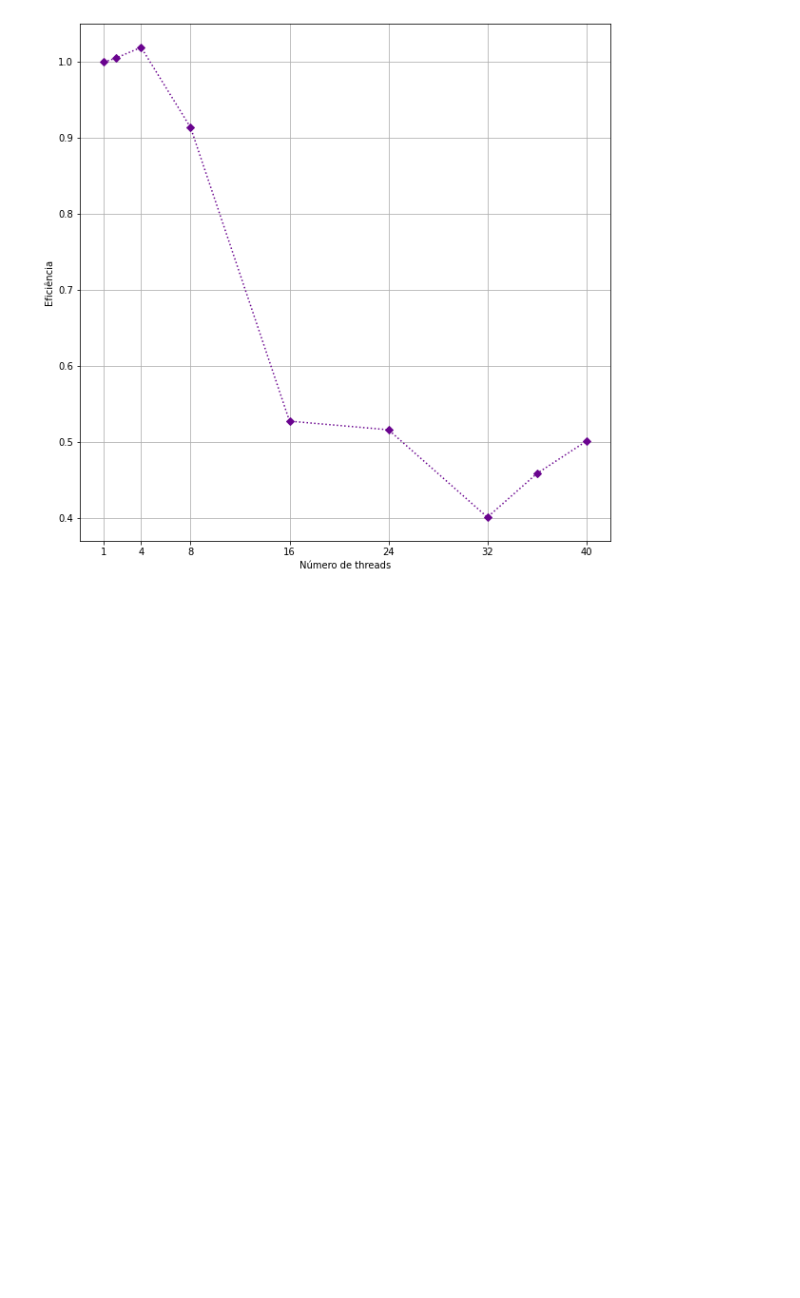
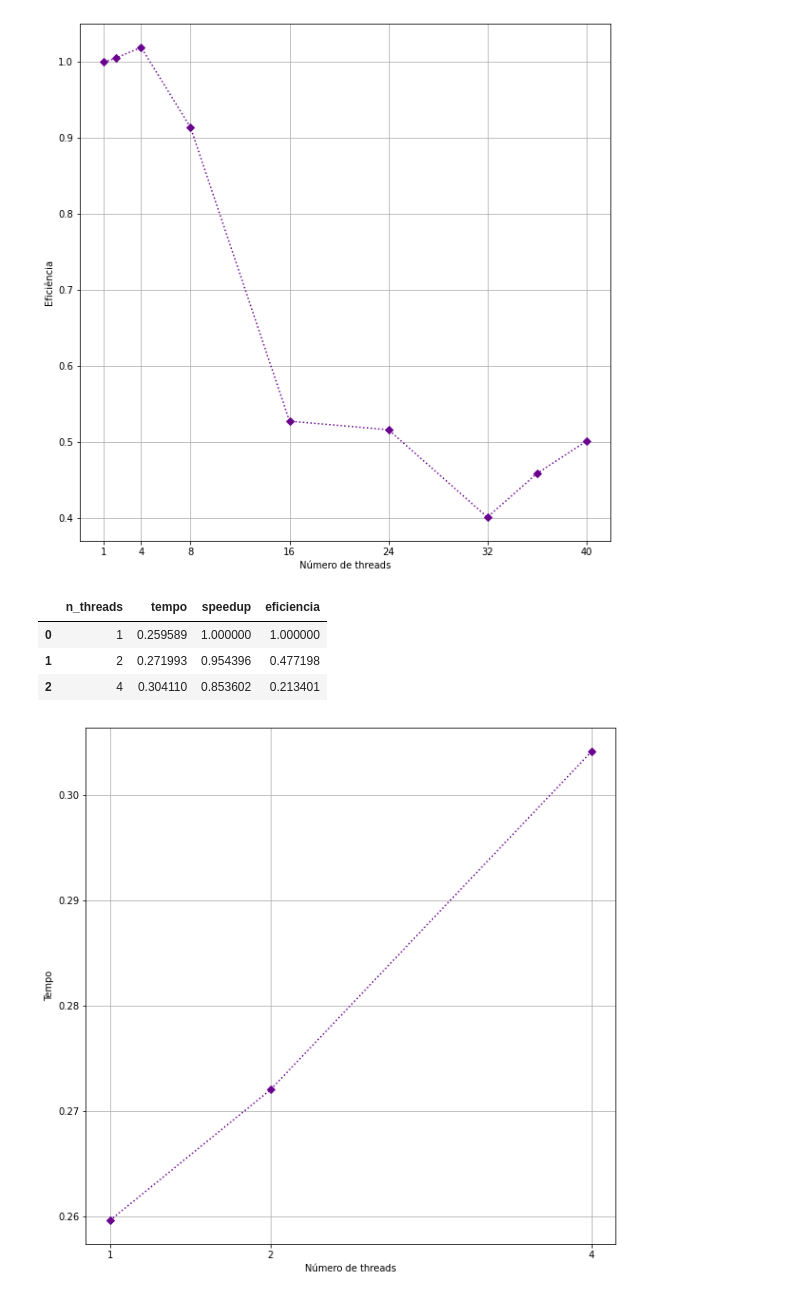
Before and after one commit to IvanCalvo/ppd, a Jupyter notebook: graficos.ipynb, the cells around one changed output. Drawn from its saved outputs; the diff is of its cells as text; code cells hidden in the pictures; blank space fills up the shorter version.

Commit message:
plots

```diff
--- a/graficos.ipynb
+++ b/graficos.ipynb
@@ -53,3 +53,21 @@ ax.set_ylabel('Eficiência')
 plt.show()
 # %% [output]
 [figure]
+# %%
+data_ep4 = pd.read_csv('ep4_dados.csv')
+data_ep4['speedup'] = (data_ep4['tempo'][0]/data_ep4['tempo'])
+data_ep4['eficiencia'] = (data_ep4['speedup']/data_ep4['n_threads'])
+data_ep4
+# %% [output]
+|  | n_threads | tempo | speedup | eficiencia |
+| 0 | 1 | 0.259589 | 1.000000 | 1.000000 |
+| 1 | 2 | 0.271993 | 0.954396 | 0.477198 |
+| 2 | 4 | 0.304110 | 0.853602 | 0.213401 |
+# %%
+ax = data_ep4.plot(x='n_threads', y='tempo', color='#6a048f', linestyle=':', marker='D', figsize=(10,10), grid=True, legend=False)
+ax.set_xticks([1,2,4])
+ax.set_xlabel('Número de threads')
+ax.set_ylabel('Tempo')
+plt.show()
+# %% [output]
+[figure, added]
```
Also changed, not shown: parts of 2 cells of this notebook, 5 other files.
